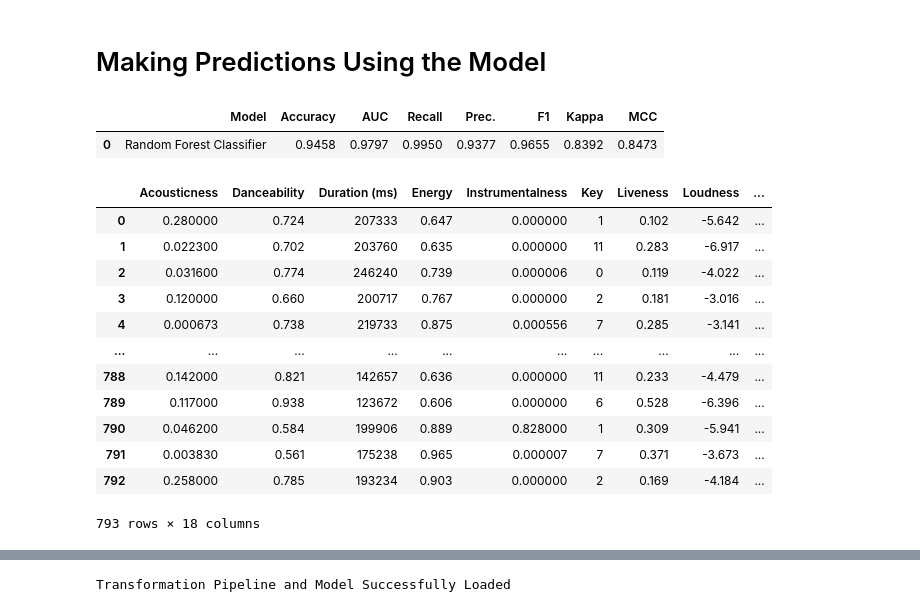
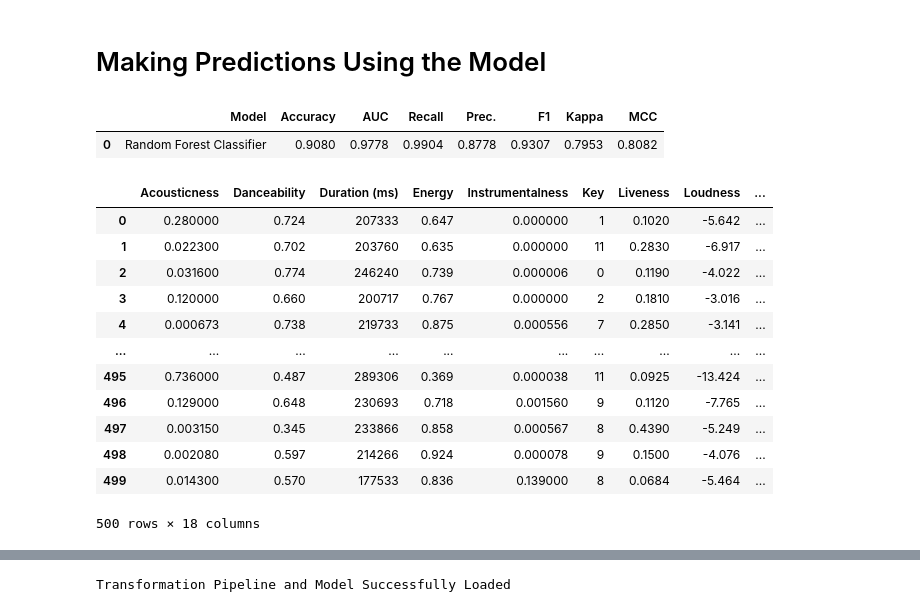
Before and after one commit to Kelsey2701/spotify-project, a Jupyter notebook: exploratory.ipynb, the cells around one changed output, grey strips where cells are left out. Saved outputs shown, nothing was run; the diff lists cells and outputs as text; code cells hidden in the pictures.

```diff
--- a/exploratory.ipynb
+++ b/exploratory.ipynb
@@ -463,24 +459,24 @@ best_model = rf_tuned
 # %% [markdown]
 # Making Predictions Using the Model
 # %%
-predictions = predict_model(best_model, df)
+predictions = predict_model(best_model, df.head(500))
 predictions
 # %% [output]
 |  | Model | Accuracy | AUC | Recall | Prec. | F1 | Kappa | MCC |
-| 0 | Random Forest Classifier | 0.9458 | 0.9797 | 0.9950 | 0.9377 | 0.9655 | 0.8392 | 0.8473 |
+| 0 | Random Forest Classifier | 0.9080 | 0.9778 | 0.9904 | 0.8778 | 0.9307 | 0.7953 | 0.8082 |
 |  | Acousticness | Danceability | Duration (ms) | Energy | Instrumentalness | Key | Liveness | Loudness | ... |
-| 0 | 0.280000 | 0.724 | 207333 | 0.647 | 0.000000 | 1 | 0.102 | -5.642 | ... |
-| 1 | 0.022300 | 0.702 | 203760 | 0.635 | 0.000000 | 11 | 0.283 | -6.917 | ... |
-| 2 | 0.031600 | 0.774 | 246240 | 0.739 | 0.000006 | 0 | 0.119 | -4.022 | ... |
-| 3 | 0.120000 | 0.660 | 200717 | 0.767 | 0.000000 | 2 | 0.181 | -3.016 | ... |
-| 4 | 0.000673 | 0.738 | 219733 | 0.875 | 0.000556 | 7 | 0.285 | -3.141 | ... |
+| 0 | 0.280000 | 0.724 | 207333 | 0.647 | 0.000000 | 1 | 0.1020 | -5.642 | ... |
+| 1 | 0.022300 | 0.702 | 203760 | 0.635 | 0.000000 | 11 | 0.2830 | -6.917 | ... |
+| 2 | 0.031600 | 0.774 | 246240 | 0.739 | 0.000006 | 0 | 0.1190 | -4.022 | ... |
+| 3 | 0.120000 | 0.660 | 200717 | 0.767 | 0.000000 | 2 | 0.1810 | -3.016 | ... |
+| 4 | 0.000673 | 0.738 | 219733 | 0.875 | 0.000556 | 7 | 0.2850 | -3.141 | ... |
 | ... | ... | ... | ... | ... | ... | ... | ... | ... | ... |
-| 788 | 0.142000 | 0.821 | 142657 | 0.636 | 0.000000 | 11 | 0.233 | -4.479 | ... |
-| 789 | 0.117000 | 0.938 | 123672 | 0.606 | 0.000000 | 6 | 0.528 | -6.396 | ... |
-| 790 | 0.046200 | 0.584 | 199906 | 0.889 | 0.828000 | 1 | 0.309 | -5.941 | ... |
-| 791 | 0.003830 | 0.561 | 175238 | 0.965 | 0.000007 | 7 | 0.371 | -3.673 | ... |
-| 792 | 0.258000 | 0.785 | 193234 | 0.903 | 0.000000 | 2 | 0.169 | -4.184 | ... |
+| 495 | 0.736000 | 0.487 | 289306 | 0.369 | 0.000038 | 11 | 0.0925 | -13.424 | ... |
+| 496 | 0.129000 | 0.648 | 230693 | 0.718 | 0.001560 | 9 | 0.1120 | -7.765 | ... |
+| 497 | 0.003150 | 0.345 | 233866 | 0.858 | 0.000567 | 8 | 0.4390 | -5.249 | ... |
+| 498 | 0.002080 | 0.597 | 214266 | 0.924 | 0.000078 | 9 | 0.1500 | -4.076 | ... |
+| 499 | 0.014300 | 0.570 | 177533 | 0.836 | 0.139000 | 8 | 0.0684 | -5.464 | ... |
-793 rows × 18 columns
+500 rows × 18 columns
 # %%
 # save the model
 save_model(best_model, model_name='Song Recommender')
```
Also changed, not shown: parts of 18 cells of this notebook, 2 other files.
